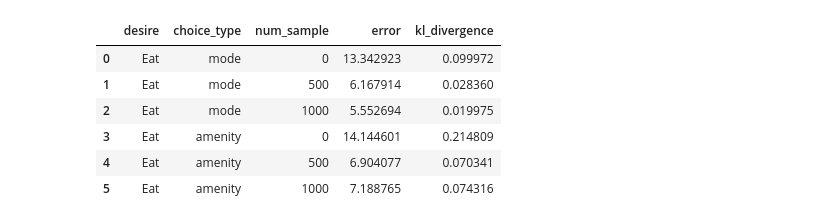
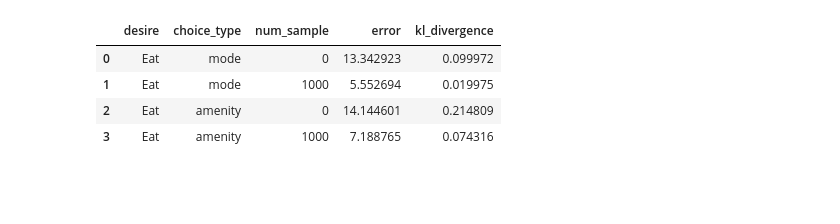
Before and after one commit to kekehurry/Human-Choice-Model, a Jupyter notebook: 03_evaluate_pl_vs_gl.ipynb, the cells around one changed output. Cells and saved outputs as stored; diff of their text form; code cells hidden in the pictures; blank space fills up the shorter version.

```diff
--- a/03_evaluate_pl_vs_gl.ipynb
+++ b/03_evaluate_pl_vs_gl.ipynb
@@ -1,32 +1,30 @@
 # %%
 from model import ChoiceModel
 
 import pandas as pd
 
 
 
 def evaluate_gl(desire, choice_type, num_sample=1000, seed=42):
     choice_model = ChoiceModel(
         data_dir='data', desire=desire, choice_type=choice_type,
         sample_num=num_sample, skip_init=True, seed=seed)
 
     error, kl_divergence = choice_model.evaluate(figsize=(20, 3), plot=False)
     return error, kl_divergence
 
 df = pd.DataFrame(columns=['desire', 'choice_type', 'num_sample', 'error', 'kl_divergence'])
 
 desire = 'Eat'
 for choice_type in ['mode','amenity']:
-    for i,num_sample in enumerate([0,500,1000]):
+    for i,num_sample in enumerate([0,1000]):
         error, kl_divergence = evaluate_gl(desire, choice_type, num_sample=num_sample)
         df.loc[len(df)] = [desire, choice_type, num_sample, error['mean'], kl_divergence['mean']]
 
 df
 # %% [output]
 |  | desire | choice_type | num_sample | error | kl_divergence |
 | 0 | Eat | mode | 0 | 13.342923 | 0.099972 |
-| 1 | Eat | mode | 500 | 6.167914 | 0.028360 |
-| 2 | Eat | mode | 1000 | 5.552694 | 0.019975 |
-| 3 | Eat | amenity | 0 | 14.144601 | 0.214809 |
-| 4 | Eat | amenity | 500 | 6.904077 | 0.070341 |
-| 5 | Eat | amenity | 1000 | 7.188765 | 0.074316 |
+| 1 | Eat | mode | 1000 | 5.552694 | 0.019975 |
+| 2 | Eat | amenity | 0 | 14.144601 | 0.214809 |
+| 3 | Eat | amenity | 1000 | 7.188765 | 0.074316 |
```
Also changed, not shown: parts of 1 cell of this notebook, 9 other files.
